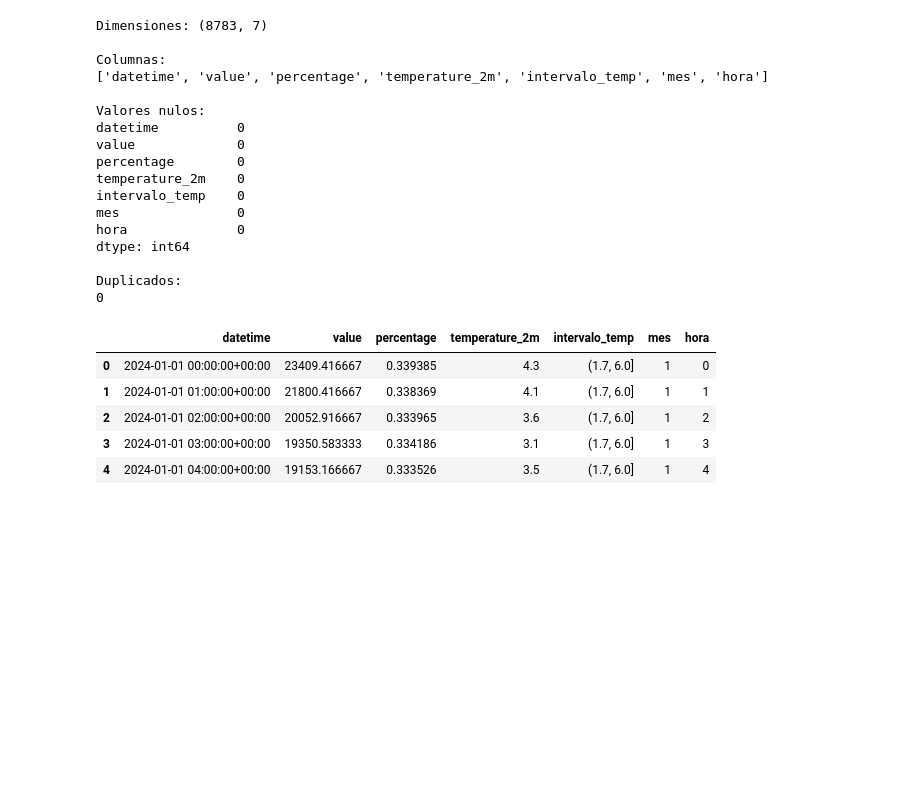
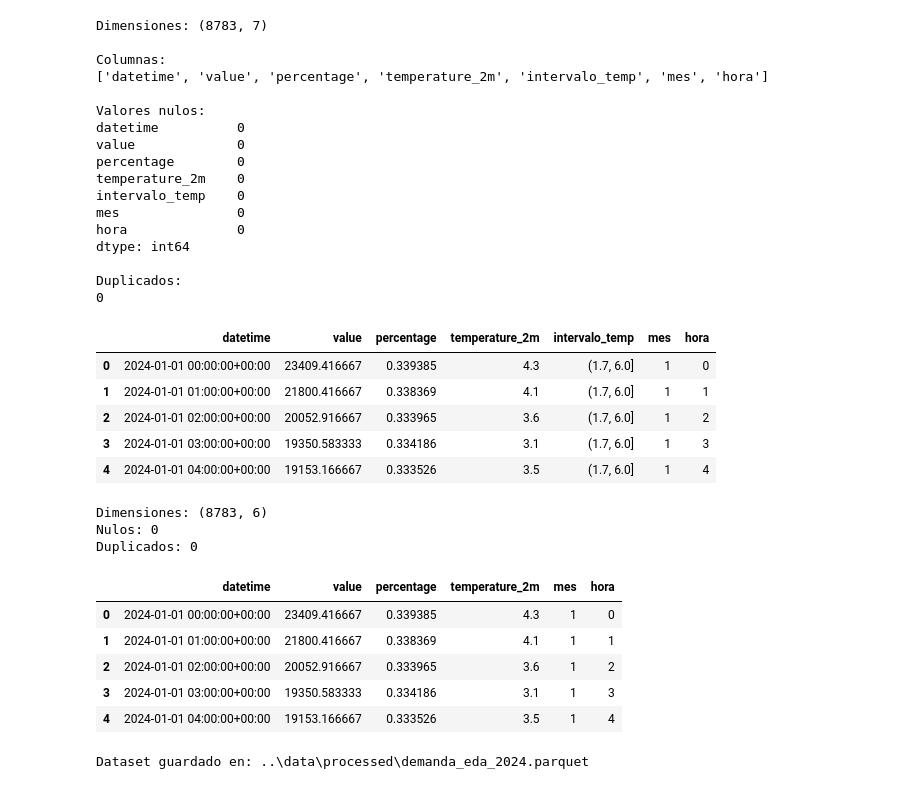
Before and after one commit to Alive27/prediccion-electricidad, a Jupyter notebook: notebooks/eda_demanda.ipynb, the cells around one changed output. Drawn from its saved outputs; the diff is of its cells as text; code cells hidden in the pictures; blank space fills up the shorter version.

Commit message:
Añadir EDA y modelo de predicción de demanda

```diff
--- a/notebooks/eda_demanda.ipynb
+++ b/notebooks/eda_demanda.ipynb
@@ -623,3 +623,49 @@ Duplicados:
 | 2 | 2024-01-01 02:00:00+00:00 | 20052.916667 | 0.333965 | 3.6 | (1.7, 6.0] | 1 | 2 |
 | 3 | 2024-01-01 03:00:00+00:00 | 19350.583333 | 0.334186 | 3.1 | (1.7, 6.0] | 1 | 3 |
 | 4 | 2024-01-01 04:00:00+00:00 | 19153.166667 | 0.333526 | 3.5 | (1.7, 6.0] | 1 | 4 |
+# %%
+# Seleccionar y ordenar las columnas finales
+eda_final = eda[
+    [
+        "datetime",
+        "value",
+        "percentage",
+        "temperature_2m",
+        "mes",
+        "hora"
+    ]
+].copy()
+
+# Ordenar cronológicamente
+eda_final = eda_final.sort_values("datetime").reset_index(drop=True)
+
+# Comprobaciones finales
+print("Dimensiones:", eda_final.shape)
+print("Nulos:", eda_final.isnull().sum().sum())
+print("Duplicados:", eda_final.duplicated().sum())
+
+display(eda_final.head())
+# %% [output]
+Dimensiones: (8783, 6)
+Nulos: 0
+Duplicados: 0
+|  | datetime | value | percentage | temperature_2m | mes | hora |
+| 0 | 2024-01-01 00:00:00+00:00 | 23409.416667 | 0.339385 | 4.3 | 1 | 0 |
+| 1 | 2024-01-01 01:00:00+00:00 | 21800.416667 | 0.338369 | 4.1 | 1 | 1 |
+| 2 | 2024-01-01 02:00:00+00:00 | 20052.916667 | 0.333965 | 3.6 | 1 | 2 |
+| 3 | 2024-01-01 03:00:00+00:00 | 19350.583333 | 0.334186 | 3.1 | 1 | 3 |
+| 4 | 2024-01-01 04:00:00+00:00 | 19153.166667 | 0.333526 | 3.5 | 1 | 4 |
+# %%
+from pathlib import Path
+
+# Crear carpeta de resultados si no existe
+carpeta = Path("../data/processed")
+carpeta.mkdir(parents=True, exist_ok=True)
+
+# Guardar el dataset combinado
+ruta = carpeta / "demanda_eda_2024.parquet"
+eda_final.to_parquet(ruta, index=False)
+
+print("Dataset guardado en:", ruta)
+# %% [output]
+Dataset guardado en: ..\data\processed\demanda_eda_2024.parquet
```
Also changed, not shown: parts of 5 cells of this notebook, 2 other files.
